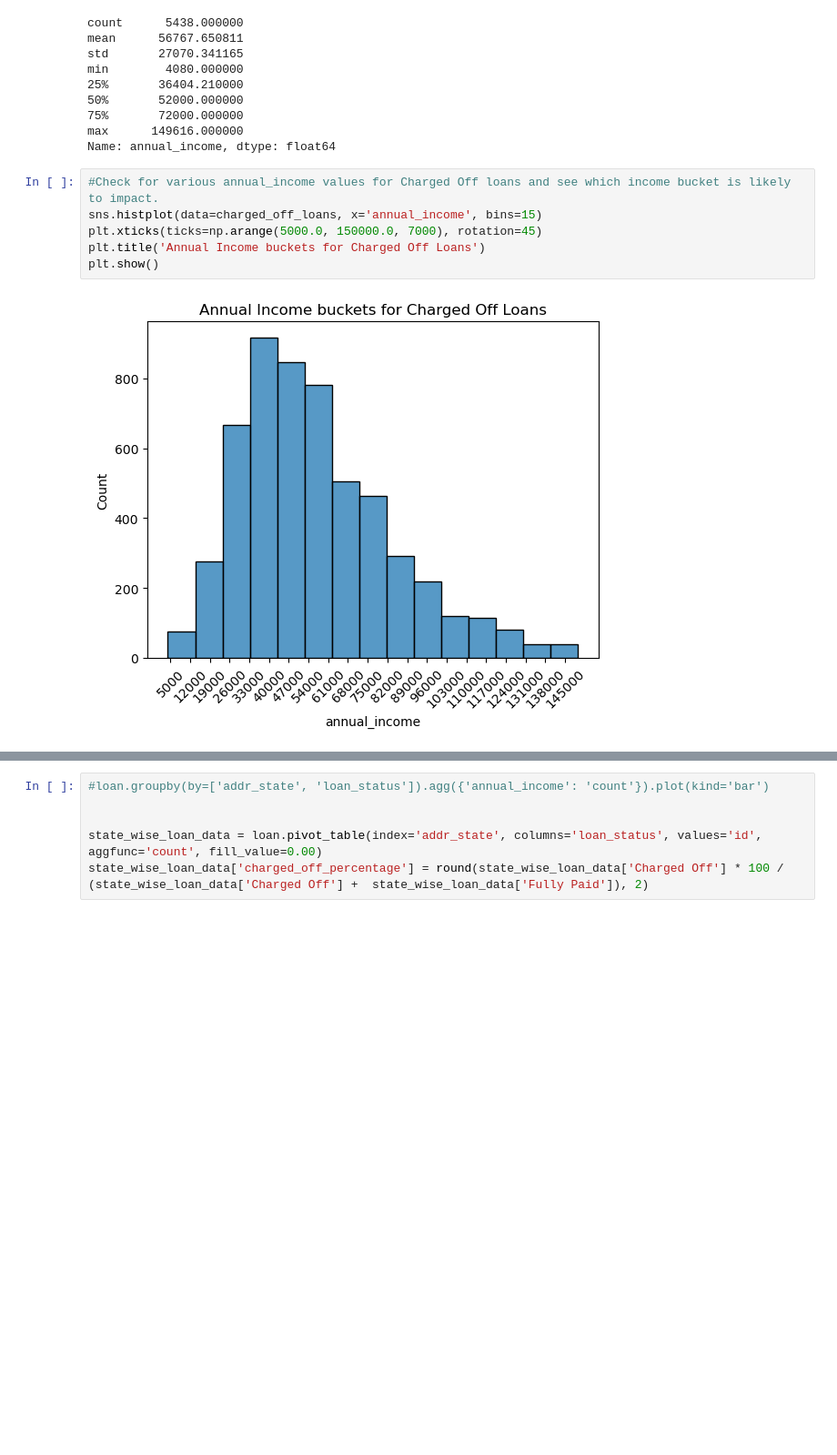
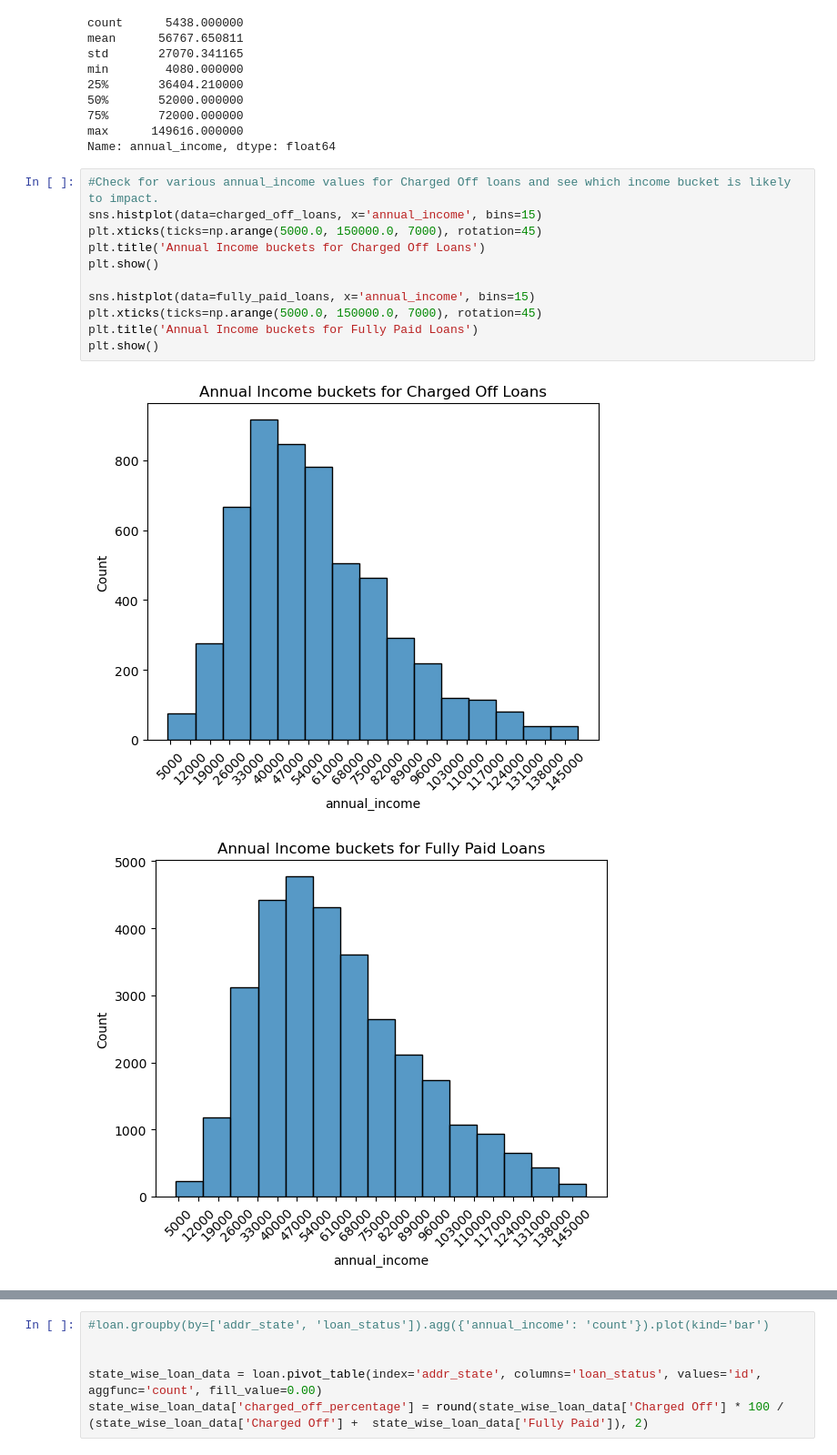
Before and after one commit to Vasista-Eranki/LendingClubCaseStudy, a Jupyter notebook: LendingClubCaseStudy.ipynb, the cells around one changed output, grey strips where cells are left out. Shown: that part at 91% size. Cells and saved outputs as stored; diff of their text form; blank space fills up the shorter version.

```diff
--- a/LendingClubCaseStudy.ipynb
+++ b/LendingClubCaseStudy.ipynb
@@ -375,11 +371,17 @@ Name: annual_income, dtype: float64
 # %%
 #Check for various annual_income values for Charged Off loans and see which income bucket is likely to impact.
 sns.histplot(data=charged_off_loans, x='annual_income', bins=15)
 plt.xticks(ticks=np.arange(5000.0, 150000.0, 7000), rotation=45)
 plt.title('Annual Income buckets for Charged Off Loans')
 plt.show()
+
+sns.histplot(data=fully_paid_loans, x='annual_income', bins=15)
+plt.xticks(ticks=np.arange(5000.0, 150000.0, 7000), rotation=45)
+plt.title('Annual Income buckets for Fully Paid Loans')
+plt.show()
 # %% [output]
 [figure]
+[figure, added]
 # %%
 #Check for various annual_income values for Charged Off loans and see which income bucket is likely to impact.
 sns.histplot(data=charged_off_loans, x='emp_length', bins=10)
```
Also changed, not shown: parts of 8 cells of this notebook.
